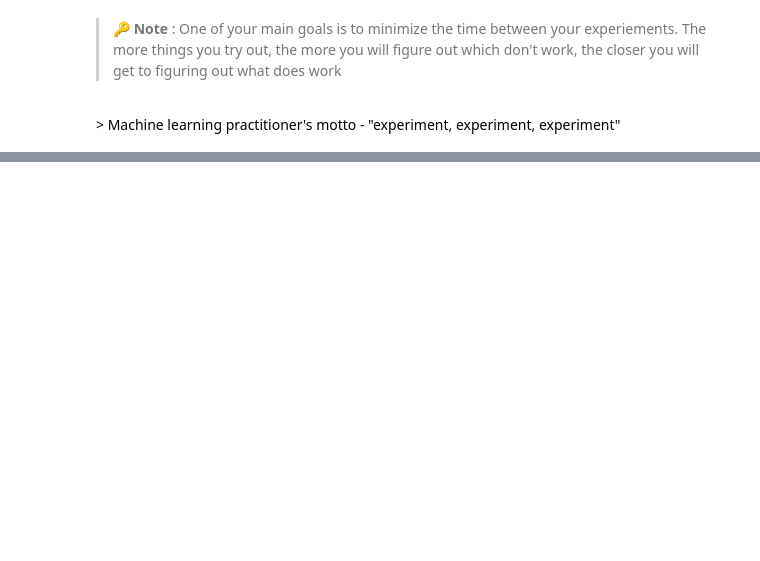
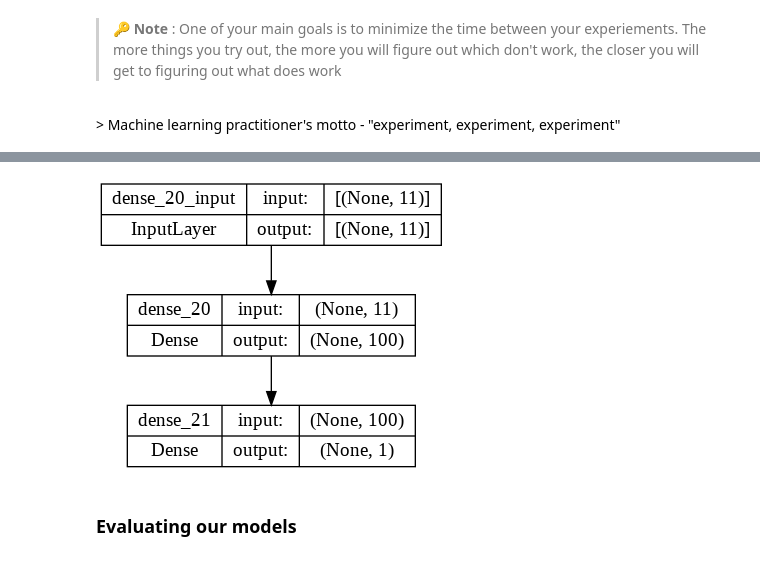
Before and after one commit to sanghvian/ml-with-tensorflow, a Jupyter notebook: tf_neural_nets.ipynb, the cells around one changed output, grey strips where cells are left out. Drawn from its saved outputs; the diff is of its cells as text; code cells hidden in the pictures; blank space fills up the shorter version.

```diff
--- a/tf_neural_nets.ipynb
+++ b/tf_neural_nets.ipynb
@@ -702,0 +940,12 @@ One really good habit in machine learning modelling is to track the results of y
+# %%
+model_2 = tf.keras.Sequential([
+    tf.keras.layers.Dense(100, input_shape=[11]),
+    tf.keras.layers.Dense(1, input_shape=[100])
+])
+
+model_2.compile(
+    loss=tf.keras.losses.mae,
+    optimizer=tf.keras.optimizers.Adam(lr=0.003)
+)
+
+model_2.fit(X_train,y_train, epochs = 100, verbose=1)
@@ -702,0 +1001,6 @@ One really good habit in machine learning modelling is to track the results of y
+# %%
+plot_model(model=model_2, show_shapes=True)
+# %% [output]
+[figure, added]
+# %% [markdown]
+### Evaluating our models
```
Also changed, not shown: parts of 64 cells of this notebook.
